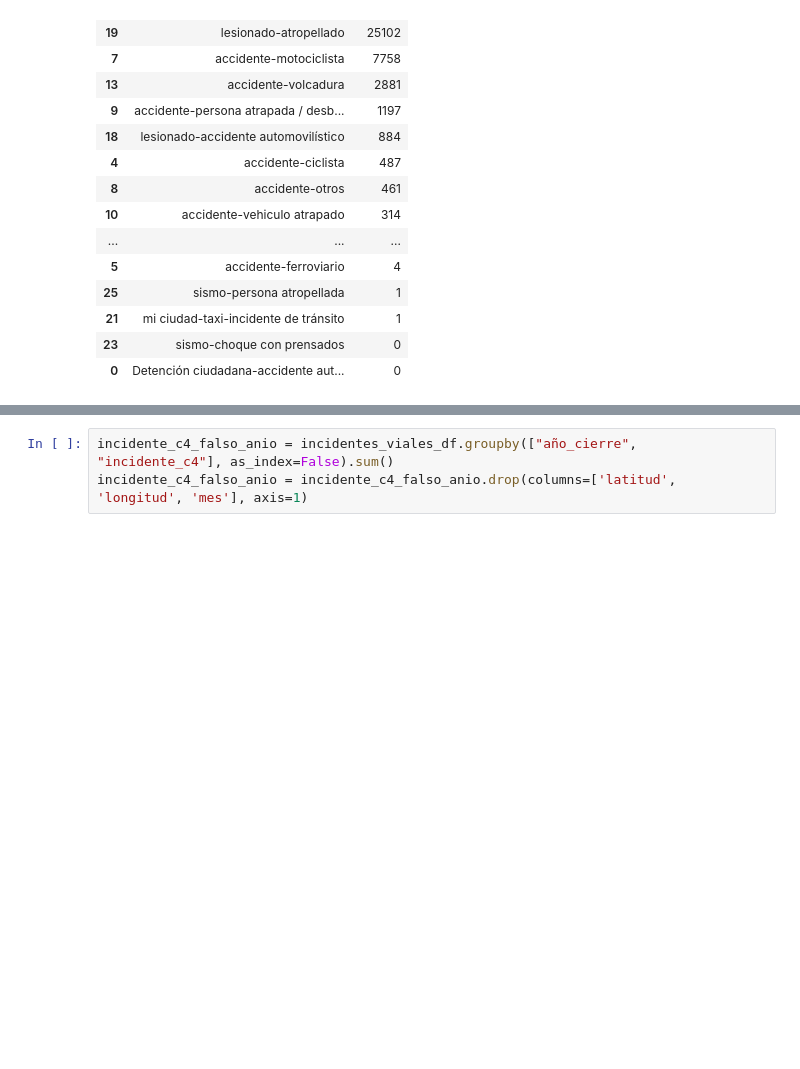
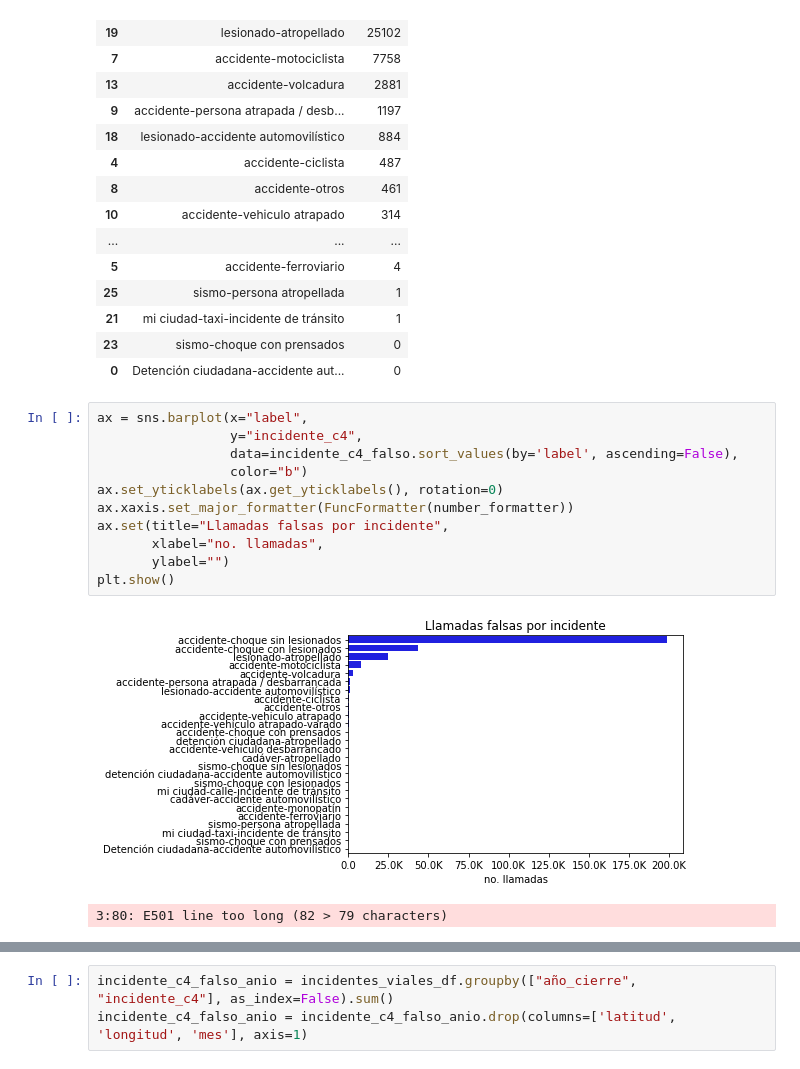
Before and after one commit to caroacostatovany/accidentes-viales-CDMX, a Jupyter notebook: notebooks/EDA_GEDA_Caro.ipynb, the cells around one changed output, grey strips where cells are left out. Drawn from its saved outputs; the diff is of its cells as text; blank space fills up the shorter version.

```diff
--- a/notebooks/EDA_GEDA_Caro.ipynb
+++ b/notebooks/EDA_GEDA_Caro.ipynb
@@ -230,6 +229,20 @@ incidente_c4_falso.sort_values(by='label', ascending=False)
 | 21 | mi ciudad-taxi-incidente de tránsito | 1 |
 | 23 | sismo-choque con prensados | 0 |
 | 0 | Detención ciudadana-accidente aut... | 0 |
+# %%
+ax = sns.barplot(x="label",
+                 y="incidente_c4",
+                 data=incidente_c4_falso.sort_values(by='label', ascending=False),
+                 color="b")
+ax.set_yticklabels(ax.get_yticklabels(), rotation=0)
+ax.xaxis.set_major_formatter(FuncFormatter(number_formatter))
+ax.set(title="Llamadas falsas por incidente",
+       xlabel="no. llamadas",
+       ylabel="")
+plt.show()
+# %% [output]
+[figure, added]
+3:80: E501 line too long (82 > 79 characters)
 # %%
 ax = sns.barplot(x="label",
                  y="incidente_c4",
```
Also changed, not shown: parts of 12 cells of this notebook, 1 other file.
